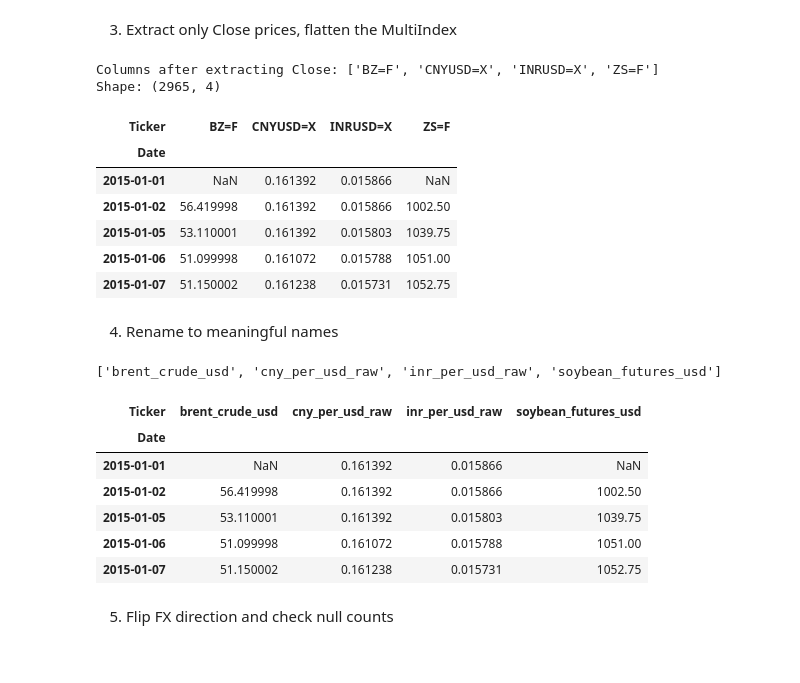
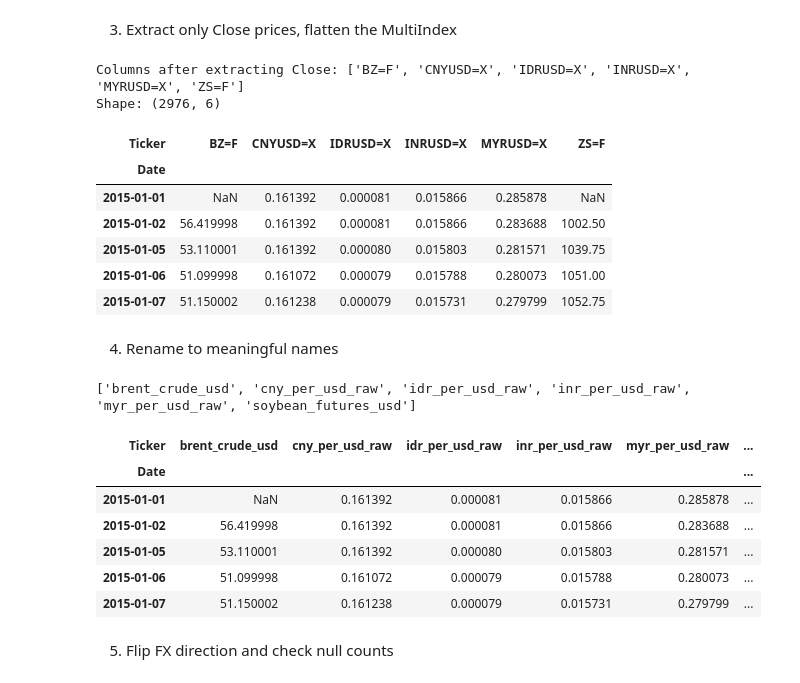
Before and after one commit to heyitssyakirrr/CPO-Competitiveness-Monitor-Dashboard, a Jupyter notebook: notebooks/02_explore_yfinance_fx.ipynb, the cells around one changed output. Saved outputs shown, nothing was run; the diff lists cells and outputs as text; code cells hidden in the pictures.

```diff
--- a/notebooks/02_explore_yfinance_fx.ipynb
+++ b/notebooks/02_explore_yfinance_fx.ipynb
@@ -9,6 +9,8 @@ import matplotlib.pyplot as plt
 TICKERS = {
     "usd_inr": "INRUSD=X",
     "usd_cny": "CNYUSD=X",
+    "usd_idr": "IDRUSD=X",
+    "usd_myr": "MYRUSD=X",
     "soybean_futures": "ZS=F",
     "brent_crude": "BZ=F",
 }
@@ -53,36 +56,38 @@ print("Columns after extracting Close:", df_close.columns.to_list())
 print("Shape:", df_close.shape)
 df_close.head(5)
 # %% [output]
-Columns after extracting Close: ['BZ=F', 'CNYUSD=X', 'INRUSD=X', 'ZS=F']
-Shape: (2965, 4)
+Columns after extracting Close: ['BZ=F', 'CNYUSD=X', 'IDRUSD=X', 'INRUSD=X', 'MYRUSD=X', 'ZS=F']
+Shape: (2976, 6)
-| Ticker | BZ=F | CNYUSD=X | INRUSD=X | ZS=F |
-| Date |  |  |  |  |
-| 2015-01-01 | NaN | 0.161392 | 0.015866 | NaN |
-| 2015-01-02 | 56.419998 | 0.161392 | 0.015866 | 1002.50 |
-| 2015-01-05 | 53.110001 | 0.161392 | 0.015803 | 1039.75 |
-| 2015-01-06 | 51.099998 | 0.161072 | 0.015788 | 1051.00 |
-| 2015-01-07 | 51.150002 | 0.161238 | 0.015731 | 1052.75 |
+| Ticker | BZ=F | CNYUSD=X | IDRUSD=X | INRUSD=X | MYRUSD=X | ZS=F |
+| Date |  |  |  |  |  |  |
+| 2015-01-01 | NaN | 0.161392 | 0.000081 | 0.015866 | 0.285878 | NaN |
+| 2015-01-02 | 56.419998 | 0.161392 | 0.000081 | 0.015866 | 0.283688 | 1002.50 |
+| 2015-01-05 | 53.110001 | 0.161392 | 0.000080 | 0.015803 | 0.281571 | 1039.75 |
+| 2015-01-06 | 51.099998 | 0.161072 | 0.000079 | 0.015788 | 0.280073 | 1051.00 |
+| 2015-01-07 | 51.150002 | 0.161238 | 0.000079 | 0.015731 | 0.279799 | 1052.75 |
 # %% [markdown]
 4. Rename to meaningful names
 # %%
 df_close = df_close.rename(columns={
     "INRUSD=X": "inr_per_usd_raw",
     "CNYUSD=X": "cny_per_usd_raw",
+    "IDRUSD=X": "idr_per_usd_raw",
+    "MYRUSD=X": "myr_per_usd_raw",
     "ZS=F": "soybean_futures_usd",
     "BZ=F": "brent_crude_usd",
 })
 
 print(df_close.columns.to_list())
 df_close.head(5)
 # %% [output]
-['brent_crude_usd', 'cny_per_usd_raw', 'inr_per_usd_raw', 'soybean_futures_usd']
+['brent_crude_usd', 'cny_per_usd_raw', 'idr_per_usd_raw', 'inr_per_usd_raw', 'myr_per_usd_raw', 'soybean_futures_usd']
-| Ticker | brent_crude_usd | cny_per_usd_raw | inr_per_usd_raw | soybean_futures_usd |
-| Date |  |  |  |  |
-| 2015-01-01 | NaN | 0.161392 | 0.015866 | NaN |
-| 2015-01-02 | 56.419998 | 0.161392 | 0.015866 | 1002.50 |
-| 2015-01-05 | 53.110001 | 0.161392 | 0.015803 | 1039.75 |
-| 2015-01-06 | 51.099998 | 0.161072 | 0.015788 | 1051.00 |
-| 2015-01-07 | 51.150002 | 0.161238 | 0.015731 | 1052.75 |
+| Ticker | brent_crude_usd | cny_per_usd_raw | idr_per_usd_raw | inr_per_usd_raw | myr_per_usd_raw | ... |
+| Date |  |  |  |  |  | ... |
+| 2015-01-01 | NaN | 0.161392 | 0.000081 | 0.015866 | 0.285878 | ... |
+| 2015-01-02 | 56.419998 | 0.161392 | 0.000081 | 0.015866 | 0.283688 | ... |
+| 2015-01-05 | 53.110001 | 0.161392 | 0.000080 | 0.015803 | 0.281571 | ... |
+| 2015-01-06 | 51.099998 | 0.161072 | 0.000079 | 0.015788 | 0.280073 | ... |
+| 2015-01-07 | 51.150002 | 0.161238 | 0.000079 | 0.015731 | 0.279799 | ... |
 # %% [markdown]
 5. Flip FX direction and check null counts
 # %%
```
Also changed, not shown: parts of 9 cells of this notebook, 32 other files.
